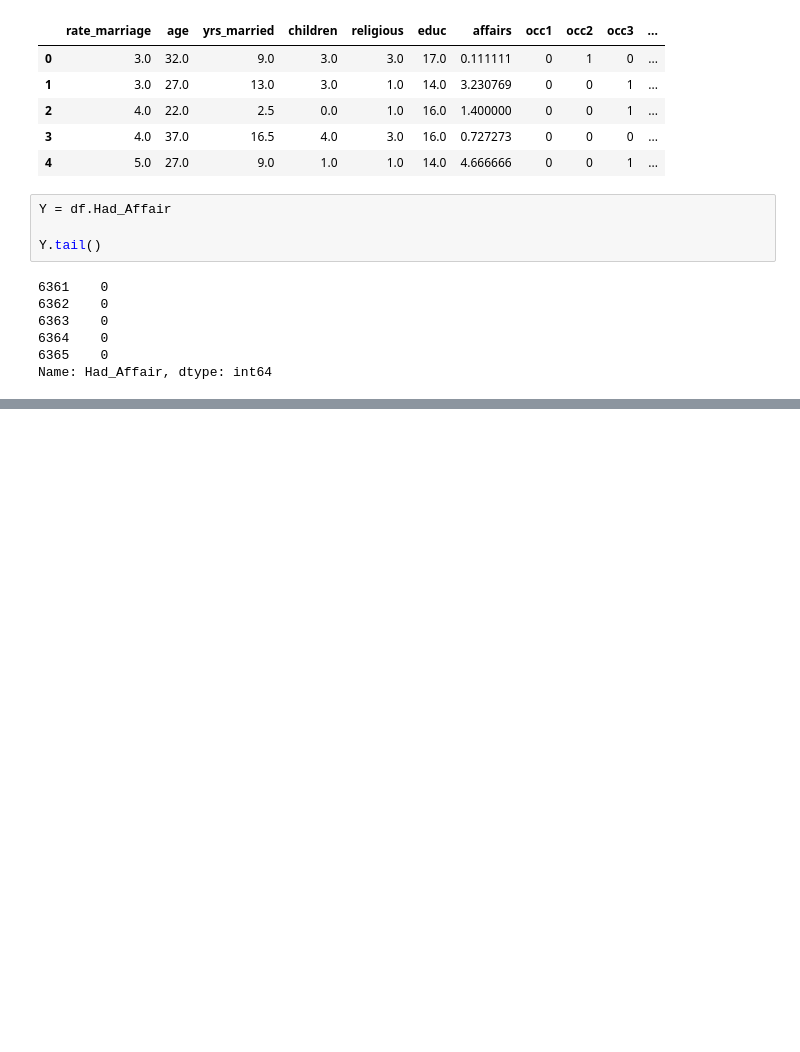
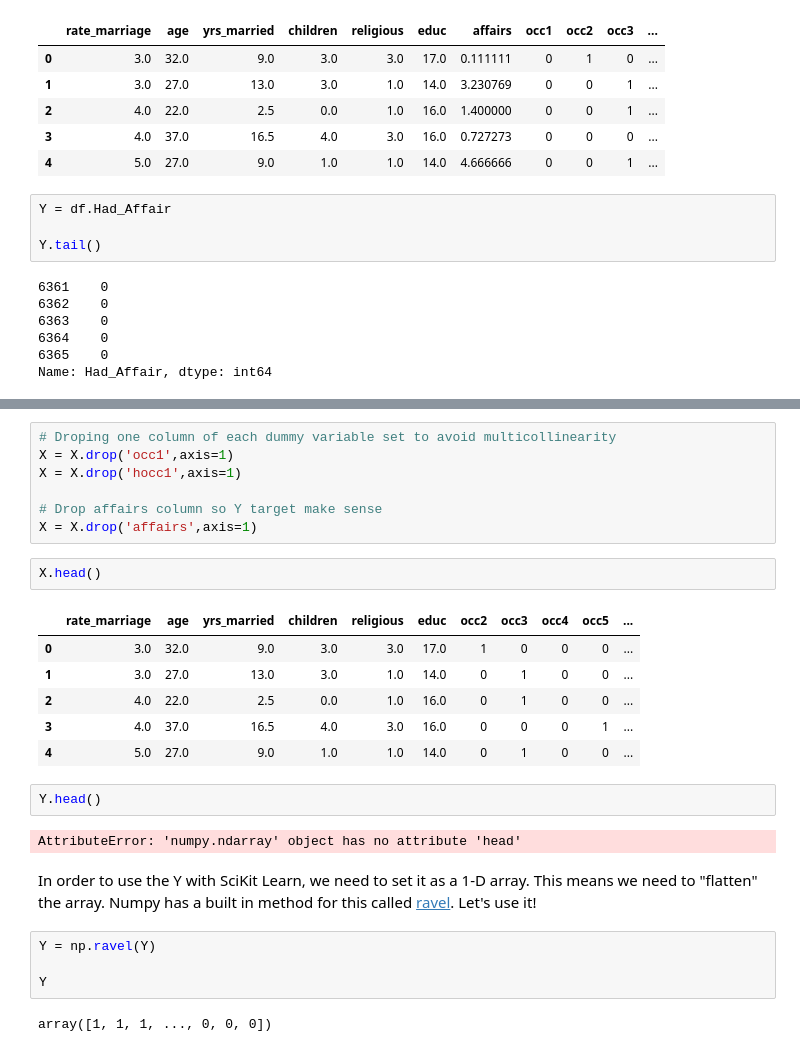
Before and after one commit to abel672/python-data-analysis-visualization, a Jupyter notebook: Section-9-Machine-Learning/01-Supervised-Learning-Logistic-Regression.ipynb, the cells around one changed output, grey strips where cells are left out. Drawn from its saved outputs; the diff is of its cells as text; blank space fills up the shorter version.

Commit message:
Logistic Regression part 4: Multicollinearity Consideration

```diff
--- a/Section-9-Machine-Learning/01-Supervised-Learning-Logistic-Regression.ipynb
+++ b/Section-9-Machine-Learning/01-Supervised-Learning-Logistic-Regression.ipynb
@@ -203,0 +210,28 @@ Name: Had_Affair, dtype: int64
+# %%
+# Droping one column of each dummy variable set to avoid multicollinearity
+X = X.drop('occ1',axis=1)
+X = X.drop('hocc1',axis=1)
+
+# Drop affairs column so Y target make sense
+X = X.drop('affairs',axis=1)
+# %%
+X.head()
+# %% [output]
+|  | rate_marriage | age | yrs_married | children | religious | educ | occ2 | occ3 | occ4 | occ5 | ... |
+| 0 | 3.0 | 32.0 | 9.0 | 3.0 | 3.0 | 17.0 | 1 | 0 | 0 | 0 | ... |
+| 1 | 3.0 | 27.0 | 13.0 | 3.0 | 1.0 | 14.0 | 0 | 1 | 0 | 0 | ... |
+| 2 | 4.0 | 22.0 | 2.5 | 0.0 | 1.0 | 16.0 | 0 | 1 | 0 | 0 | ... |
+| 3 | 4.0 | 37.0 | 16.5 | 4.0 | 3.0 | 16.0 | 0 | 0 | 0 | 1 | ... |
+| 4 | 5.0 | 27.0 | 9.0 | 1.0 | 1.0 | 14.0 | 0 | 1 | 0 | 0 | ... |
+# %%
+Y.head()
+# %% [output]
+AttributeError: 'numpy.ndarray' object has no attribute 'head'
+# %% [markdown]
+In order to use the Y with SciKit Learn, we need to set it as a 1-D array. This means we need to "flatten" the array. Numpy has a built in method for this called [ravel](https://numpy.org/doc/stable/reference/generated/numpy.ravel.html). Let's use it!
+# %%
+Y = np.ravel(Y)
+
+Y
+# %% [output]
+array([1, 1, 1, ..., 0, 0, 0])
```
Also changed, not shown: parts of 14 cells of this notebook, 1 other file.
